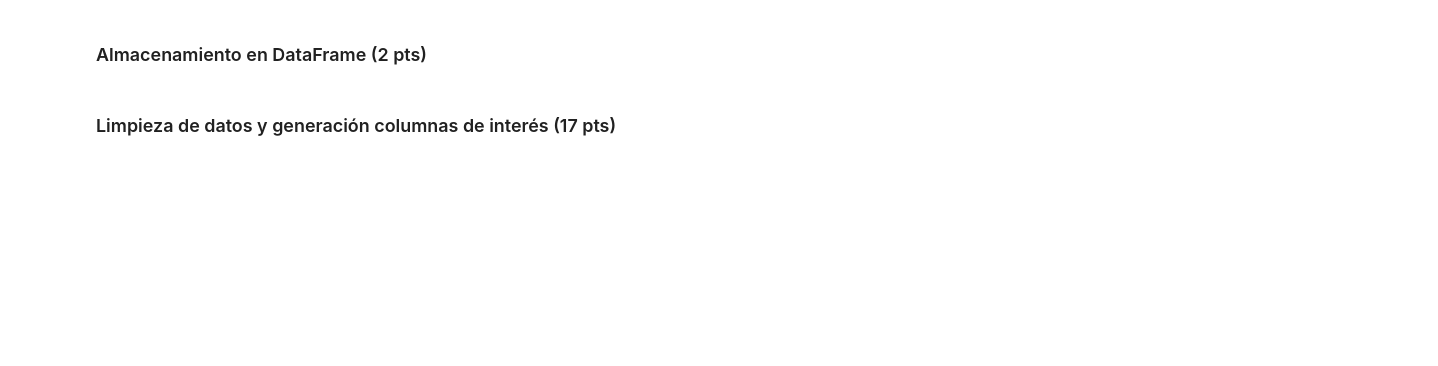
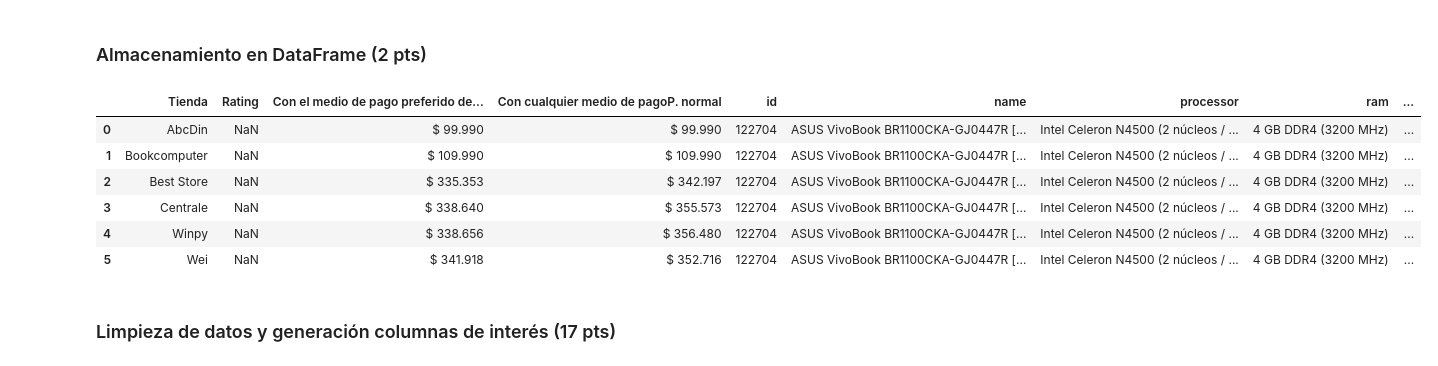
Before and after one commit to ssalazara/MACI_Analitica1, a Jupyter notebook: Analitica_Tarea1.ipynb, the cells around one changed output. Cells and saved outputs as stored; diff of their text form; code cells hidden in the pictures; blank space fills up the shorter version.

```diff
--- a/Analitica_Tarea1.ipynb
+++ b/Analitica_Tarea1.ipynb
@@ -198,2 +277,15 @@ df_inicial
+# %%
+#carga de dataframe anterior desde archivo .sav, renombrado para posterior uso
+df_main = pickle.load(open('drive/MyDrive/Colab Notebooks/tarea1_analitica/precios_tarea_resp.sav', "rb" )).reset_index().drop(columns = 'index')
+# %%
+df_main.head(6)
+# %% [output]
+|  | Tienda | Rating | Con el medio de pago preferido de... | Con cualquier medio de pagoP. normal | id | name | processor | ram | ... |
+| 0 | AbcDin | NaN | $ 99.990 | $ 99.990 | 122704 | ASUS VivoBook BR1100CKA-GJ0447R [... | Intel Celeron N4500 (2 núcleos / ... | 4 GB DDR4 (3200 MHz) | ... |
+| 1 | Bookcomputer | NaN | $ 109.990 | $ 109.990 | 122704 | ASUS VivoBook BR1100CKA-GJ0447R [... | Intel Celeron N4500 (2 núcleos / ... | 4 GB DDR4 (3200 MHz) | ... |
+| 2 | Best Store | NaN | $ 335.353 | $ 342.197 | 122704 | ASUS VivoBook BR1100CKA-GJ0447R [... | Intel Celeron N4500 (2 núcleos / ... | 4 GB DDR4 (3200 MHz) | ... |
+| 3 | Centrale | NaN | $ 338.640 | $ 355.573 | 122704 | ASUS VivoBook BR1100CKA-GJ0447R [... | Intel Celeron N4500 (2 núcleos / ... | 4 GB DDR4 (3200 MHz) | ... |
+| 4 | Winpy | NaN | $ 338.656 | $ 356.480 | 122704 | ASUS VivoBook BR1100CKA-GJ0447R [... | Intel Celeron N4500 (2 núcleos / ... | 4 GB DDR4 (3200 MHz) | ... |
+| 5 | Wei | NaN | $ 341.918 | $ 352.716 | 122704 | ASUS VivoBook BR1100CKA-GJ0447R [... | Intel Celeron N4500 (2 núcleos / ... | 4 GB DDR4 (3200 MHz) | ... |
 # %% [markdown]
 ### Limpieza de datos y generación columnas de interés (17 pts)
```
Also changed, not shown: parts of 18 cells of this notebook.
